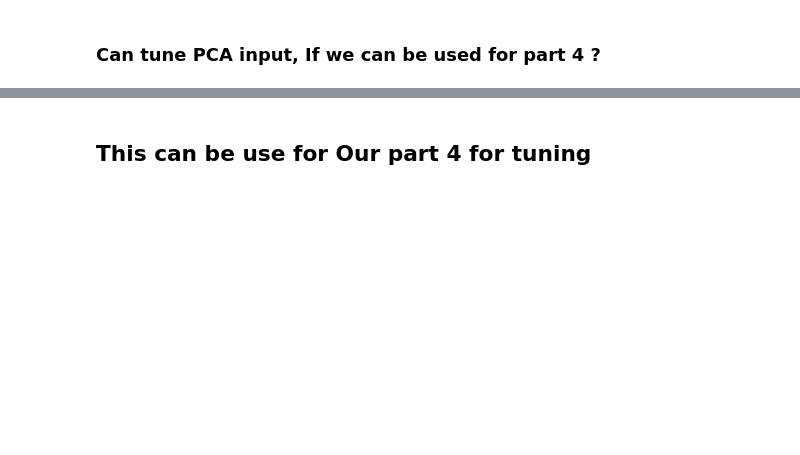
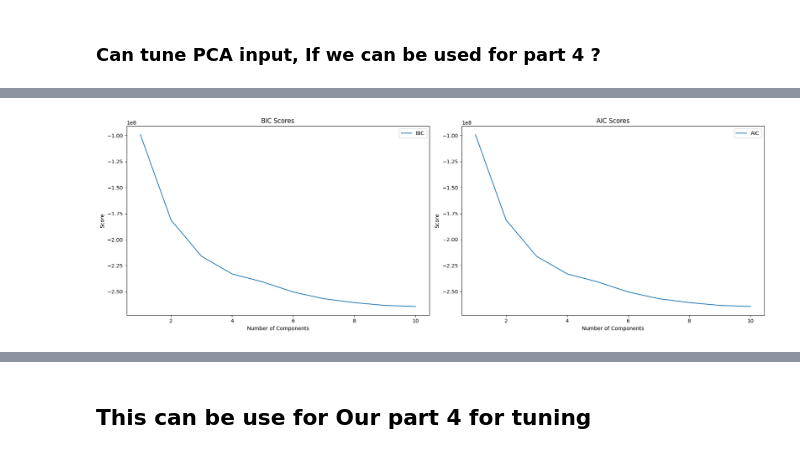
Before and after one commit to ruizhiwang11/assignment2__cz4032, a Jupyter notebook: Par3Part4.ipynb, the cells around one changed output, grey strips where cells are left out. Saved outputs shown, nothing was run; the diff lists cells and outputs as text; code cells hidden in the pictures; blank space fills up the shorter version.

```diff
--- a/Par3Part4.ipynb
+++ b/Par3Part4.ipynb
@@ -119,13 +140,0 @@ plt.show()
-# %%
-from sklearn.mixture import GaussianMixture
-
-# Apply Gaussian Mixture Model to the binary matrix
-gmm = GaussianMixture(n_components=3, random_state=0)
-gmm_labels = gmm.fit_predict(reduced_data_2)
-
-# Plot the PCA-reduced data with GMM cluster labels
-plt.scatter(reduced_data_2[:, 0], reduced_data_2[:, 1], c=gmm_labels, cmap='viridis', marker='o')
-plt.title('Binary Matrix with Gaussian Mixture Model Clustering')
-plt.xlabel('PCA Component 1')
-plt.ylabel('PCA Component 2')
-plt.show()
@@ -133,0 +235,46 @@ plt.show()
+# %%
+#GaussianMixture clustering
+
+from sklearn.mixture import GaussianMixture
+from sklearn.decomposition import PCA
+import numpy as np
+import matplotlib.pyplot as plt
+
+# Assuming 'encoded_matrix' is available from the earlier step
+# and is the binary matrix representing the transactions encoded with itemsets.
+
+# Define a range of number of components to try
+n_components_range = range(1, 11)
+
+# Lists to store the BIC and AIC values
+bics = []
+aics = []
+
+# Calculate BIC and AIC for each number of components
+for n_components in n_components_range:
+    gmm = GaussianMixture(n_components=n_components, random_state=42)
+    gmm.fit(encoded_matrix)
+    bics.append(gmm.bic(encoded_matrix))
+    aics.append(gmm.aic(encoded_matrix))
+
+# Plot the BIC and AIC values
+plt.figure(figsize=(18, 6))
+
+plt.subplot(1, 2, 1)
+plt.plot(n_components_range, bics, label='BIC')
+plt.title('BIC Scores')
+plt.xlabel('Number of Components')
+plt.ylabel('Score')
+plt.legend()
+
+plt.subplot(1, 2, 2)
+plt.plot(n_components_range, aics, label='AIC')
+plt.title('AIC Scores')
+plt.xlabel('Number of Components')
+plt.ylabel('Score')
+plt.legend()
+
+plt.tight_layout()
+plt.show()
+# %% [output]
+[figure, added]
```
Also changed, not shown: parts of 19 cells of this notebook.
